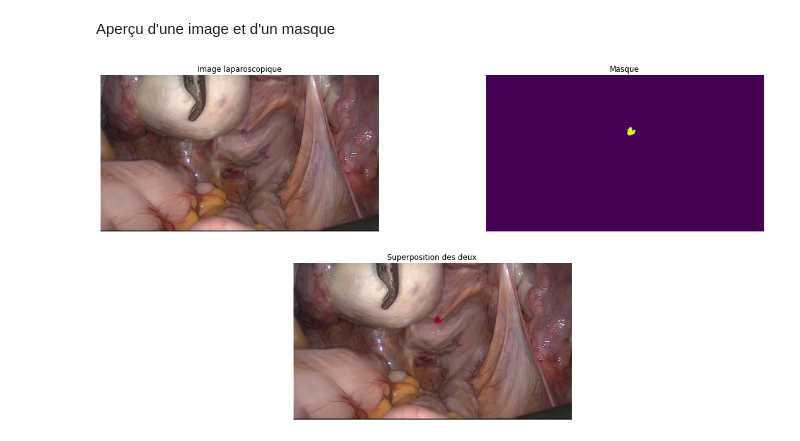
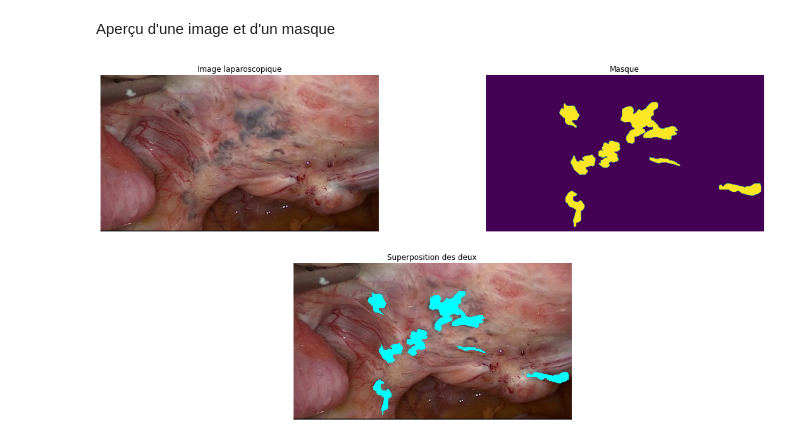
Before and after one commit to Magic-Ludo/Segmentation-of-endometriotic-lesions-with-U-NET, a Jupyter notebook: Notebooks/1- Preprocess.ipynb, the cells around one changed output. Saved outputs shown, nothing was run; the diff lists cells and outputs as text; code cells hidden in the pictures.

```diff
--- a/Notebooks/1- Preprocess.ipynb
+++ b/Notebooks/1- Preprocess.ipynb
@@ -121,19 +125,19 @@ Aperçu d'une image et d'un masque
 # %%
 %matplotlib inline
 
 df = pd.read_csv('run/dataset_final.csv', header=0)
 
-row = 1000
+row = 800
 
 image_path = df.iloc[row][0]
 image = Image.open(image_path)
 image_array = np.array(image)
 
 mask_path = df.iloc[row][2]
 mask = Image.open(mask_path)
 mask_conv = mask.convert('L')
 mask_array = np.array(mask_conv)
 
 disp.plot3(image_array, mask_array)
 # %% [output]
-[figure, old version]
+[figure, new version]
```
Also changed, not shown: parts of 2 cells of this notebook, 21 other files.
